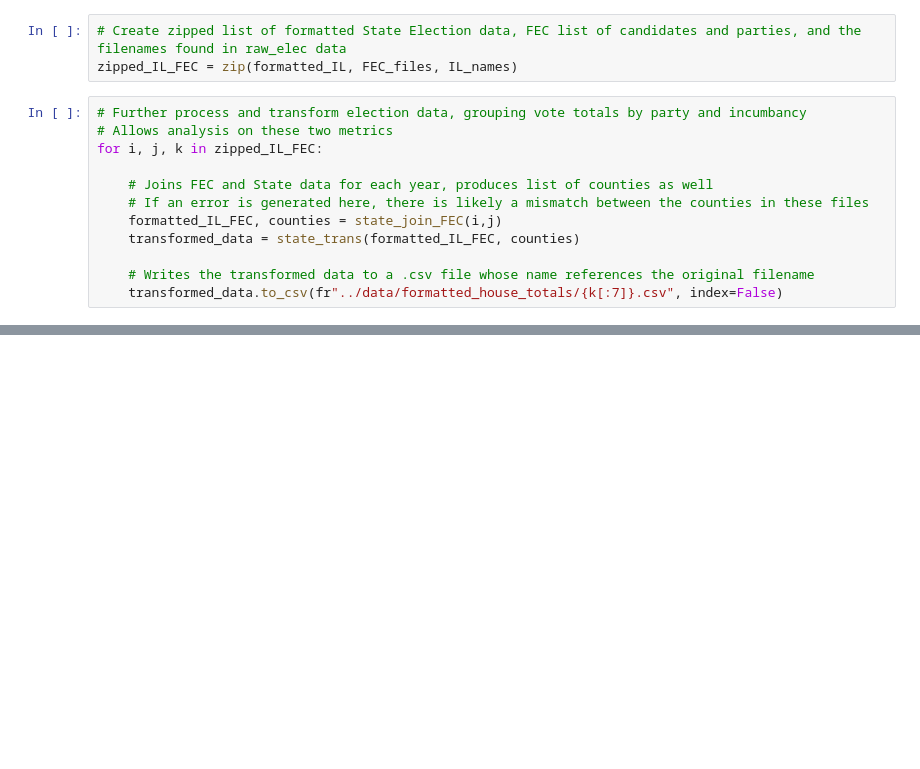
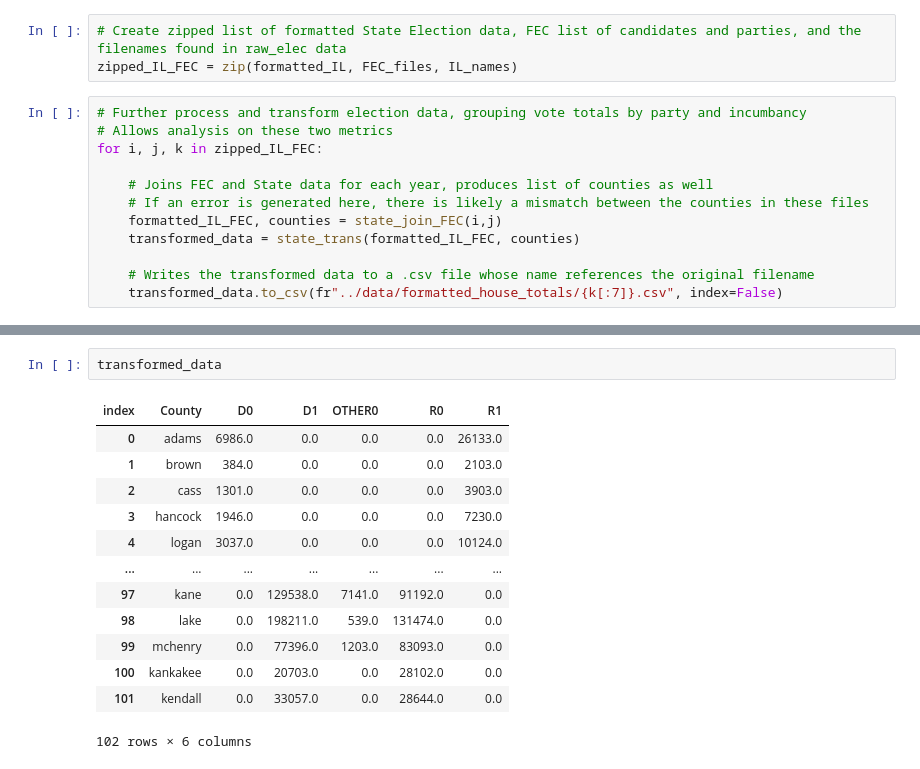
Before and after one commit to Whereiswald0/LHL-Final_Project, a Jupyter notebook: src/IL_Redo.ipynb, the cells around one changed output, grey strips where cells are left out. Saved outputs shown, nothing was run; the diff lists cells and outputs as text; blank space fills up the shorter version.

```diff
--- a/src/IL_Redo.ipynb
+++ b/src/IL_Redo.ipynb
@@ -83,0 +133,16 @@ FEC_files
+# %%
+transformed_data
+# %% [output]
+| index | County | D0 | D1 | OTHER0 | R0 | R1 |
+| 0 | adams | 6986.0 | 0.0 | 0.0 | 0.0 | 26133.0 |
+| 1 | brown | 384.0 | 0.0 | 0.0 | 0.0 | 2103.0 |
+| 2 | cass | 1301.0 | 0.0 | 0.0 | 0.0 | 3903.0 |
+| 3 | hancock | 1946.0 | 0.0 | 0.0 | 0.0 | 7230.0 |
+| 4 | logan | 3037.0 | 0.0 | 0.0 | 0.0 | 10124.0 |
+| ... | ... | ... | ... | ... | ... | ... |
+| 97 | kane | 0.0 | 129538.0 | 7141.0 | 91192.0 | 0.0 |
+| 98 | lake | 0.0 | 198211.0 | 539.0 | 131474.0 | 0.0 |
+| 99 | mchenry | 0.0 | 77396.0 | 1203.0 | 83093.0 | 0.0 |
+| 100 | kankakee | 0.0 | 20703.0 | 0.0 | 28102.0 | 0.0 |
+| 101 | kendall | 0.0 | 33057.0 | 0.0 | 28644.0 | 0.0 |
+102 rows × 6 columns
```
Also changed, not shown: parts of 5 cells of this notebook, 53 other files.
